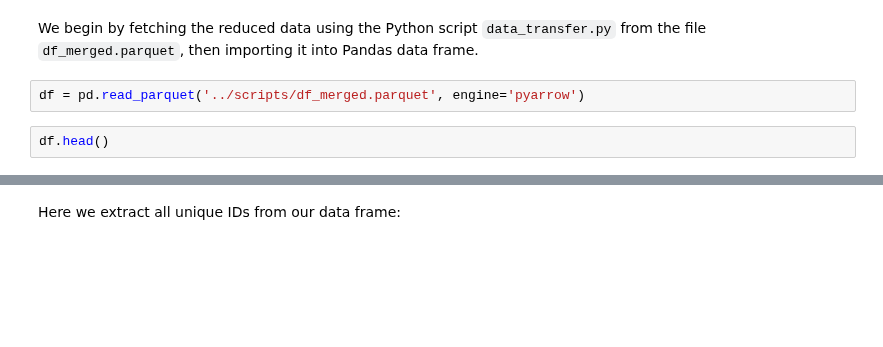
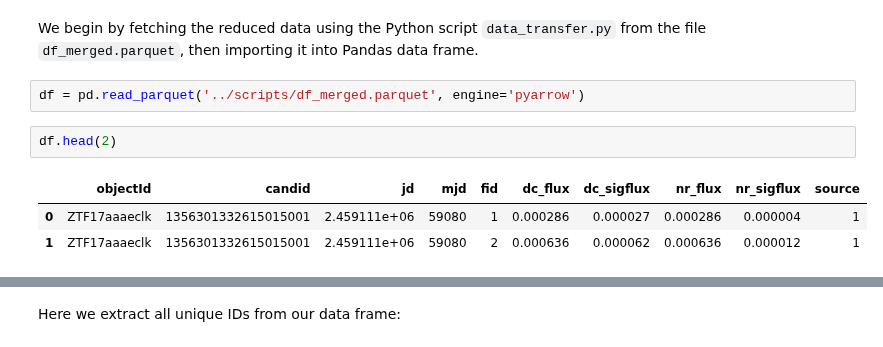
Before and after one commit to ManuGangler/FAnomAlly, a Jupyter notebook: notebook/retrieve_data.ipynb, the cells around one changed output, grey strips where cells are left out. Cells and saved outputs as stored; diff of their text form; blank space fills up the shorter version.

```diff
--- a/notebook/retrieve_data.ipynb
+++ b/notebook/retrieve_data.ipynb
@@ -10,6 +10,10 @@ We begin by fetching the reduced data using the Python script `data_transfer.py`
 # %%
 df = pd.read_parquet('../scripts/df_merged.parquet', engine='pyarrow')
 # %%
-df.head()
+df.head(2)
+# %% [output]
+|  | objectId | candid | jd | mjd | fid | dc_flux | dc_sigflux | nr_flux | nr_sigflux | source |
+| 0 | ZTF17aaaeclk | 1356301332615015001 | 2.459111e+06 | 59080 | 1 | 0.000286 | 0.000027 | 0.000286 | 0.000004 | 1 |
+| 1 | ZTF17aaaeclk | 1356301332615015001 | 2.459111e+06 | 59080 | 2 | 0.000636 | 0.000062 | 0.000636 | 0.000012 | 1 |
 # %%
 df.shape
```
Also changed, not shown: parts of 20 cells of this notebook.
